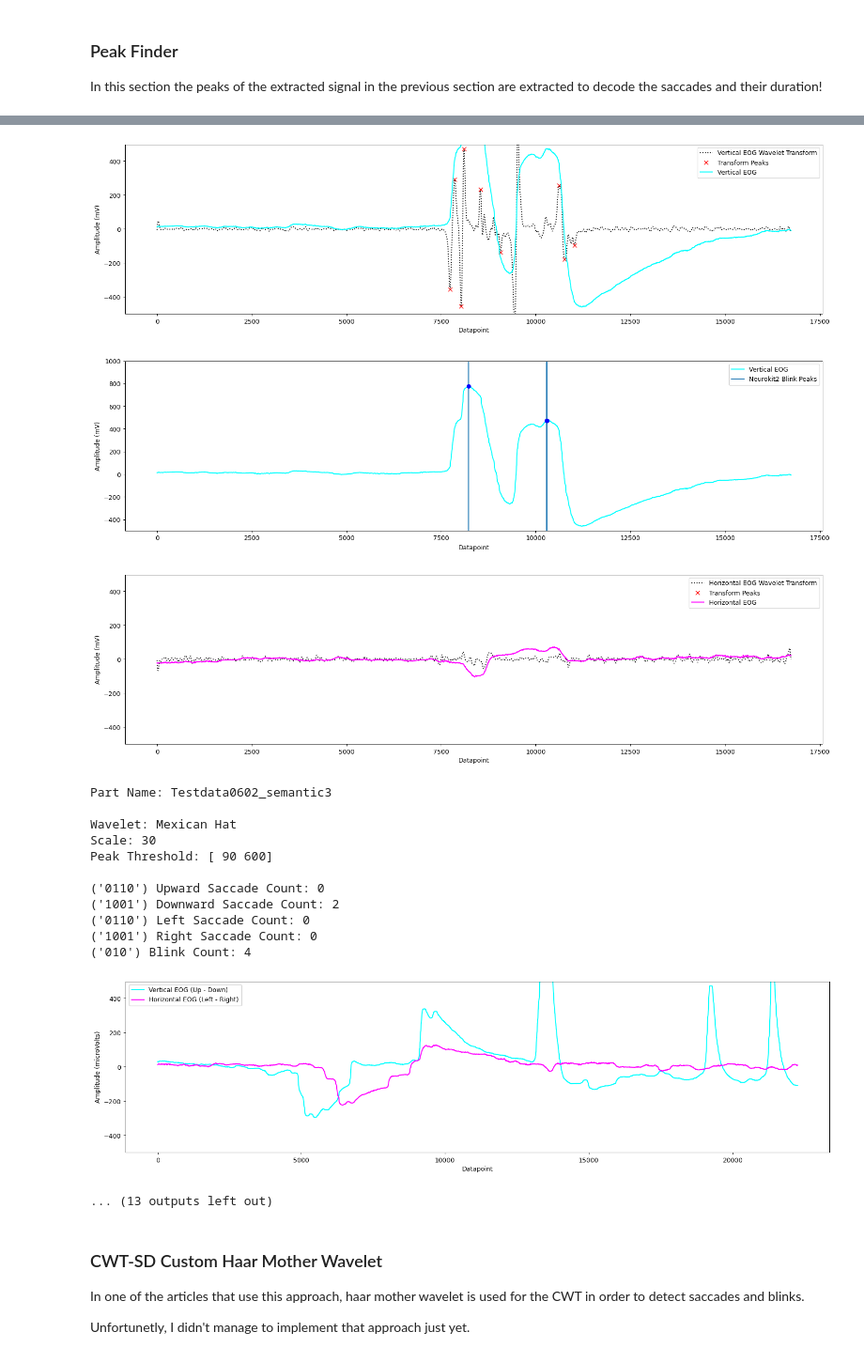
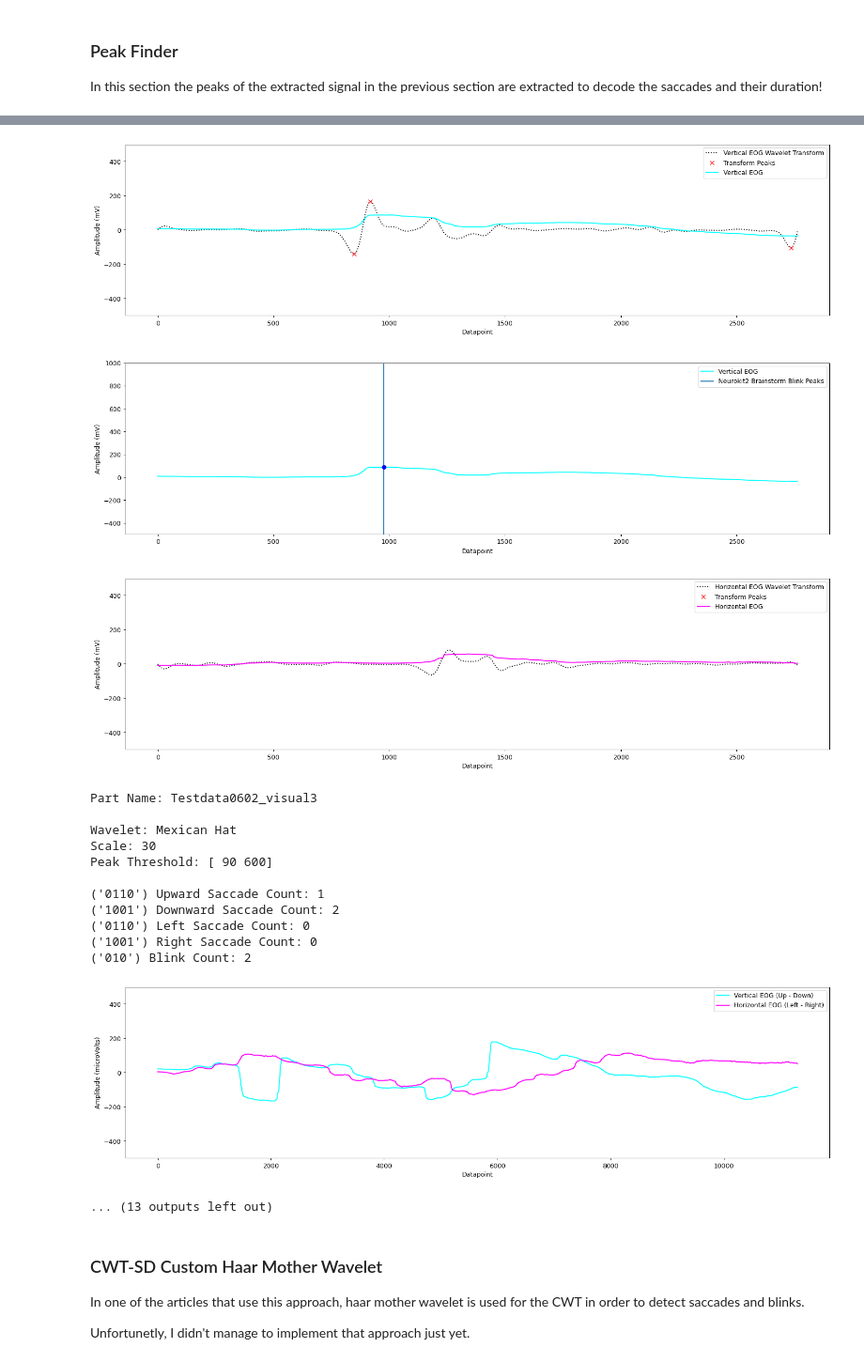
Before and after one commit to RicardoCQB/enac-eog-analysis, a Jupyter notebook: src/EyeMovementDetection.ipynb, the cells around one changed output, grey strips where cells are left out. Shown at 94% size. Drawn from its saved outputs; the diff is of its cells as text; code cells hidden in the pictures.

```diff
--- a/src/EyeMovementDetection.ipynb
+++ b/src/EyeMovementDetection.ipynb
@@ -168,7 +168,7 @@ semanticParts = savParts[0]
 autobioParts = savParts[1]
 visualParts = savParts[2]
 # %%
-for i,part in enumerate(semanticParts):
+for i,part in enumerate(visualParts):
     verticalEOG, horizontalEOG = preProcessing.electrodesToVertHori(part, 0, 1, 2, 3)
 
     verticalEogDenoised = ndimage.median_filter(verticalEOG, size = 200)
@@ -223,7 +223,7 @@ for i,part in enumerate(semanticParts):
     up, down, left, right, blinks = countEyeMovements(vertPeaksString, horiPeaksString)
 
     fileName = "Testdata0602"
-    partName = "semantic{}".format(i+1)
+    partName = "visual{}".format(i+1)
     plotName = "{}_{}".format(fileName, partName)
 
     infoDict = {"name": plotName,
@@ -272,9 +272,9 @@ for i,part in enumerate(semanticParts):
     plt.ylim(-500,1000)
     plt.xlabel('Datapoint')
     plt.ylabel('Amplitude (mV)')
-    labels = ['Vertical EOG', 'Neurokit2 Blink Peaks']
+    labels = ['Vertical EOG', 'Neurokit2 Brainstorm Blink Peaks']
     plt.legend(labels)
-    plt.savefig('{}_eogBlinksNeutokit2.png'.format(plotName))
+    plt.savefig('{}_eogBlinksNeurokit2_Brainstorm.png'.format(plotName))
     plt.show()
 
     plt.figure(figsize=(20, 5), dpi=90)
@@ -323,18 +323,18 @@ Peak Threshold: [ 90 600]
-[figure, old version]
+[figure, new version]
-[figure, old version]
+[figure, new version]
-[figure, old version]
+[figure, new version]
-Part Name: Testdata0602_semantic3
+Part Name: Testdata0602_visual3
 
 Wavelet: Mexican Hat
 Scale: 30
 Peak Threshold: [ 90 600]
 
-('0110') Upward Saccade Count: 0
+('0110') Upward Saccade Count: 1
 ('1001') Downward Saccade Count: 2
 ('0110') Left Saccade Count: 0
 ('1001') Right Saccade Count: 0
-('010') Blink Count: 4
+('010') Blink Count: 2
-[figure, old version]
+[figure, new version]
 ... (13 outputs left out)
 # %% [markdown]
 ### CWT-SD Custom Haar Mother Wavelet
```
Also changed, not shown: parts of 1 cell of this notebook, 1 other file.
